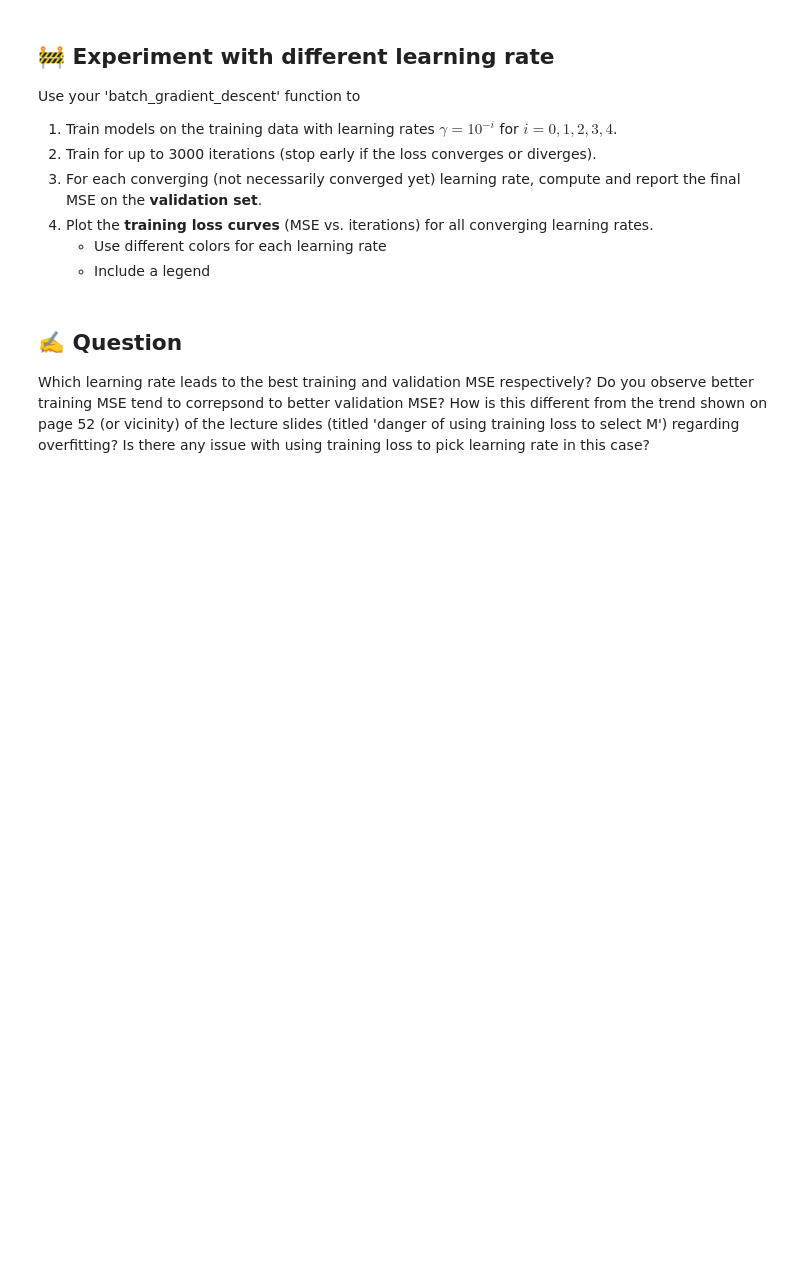
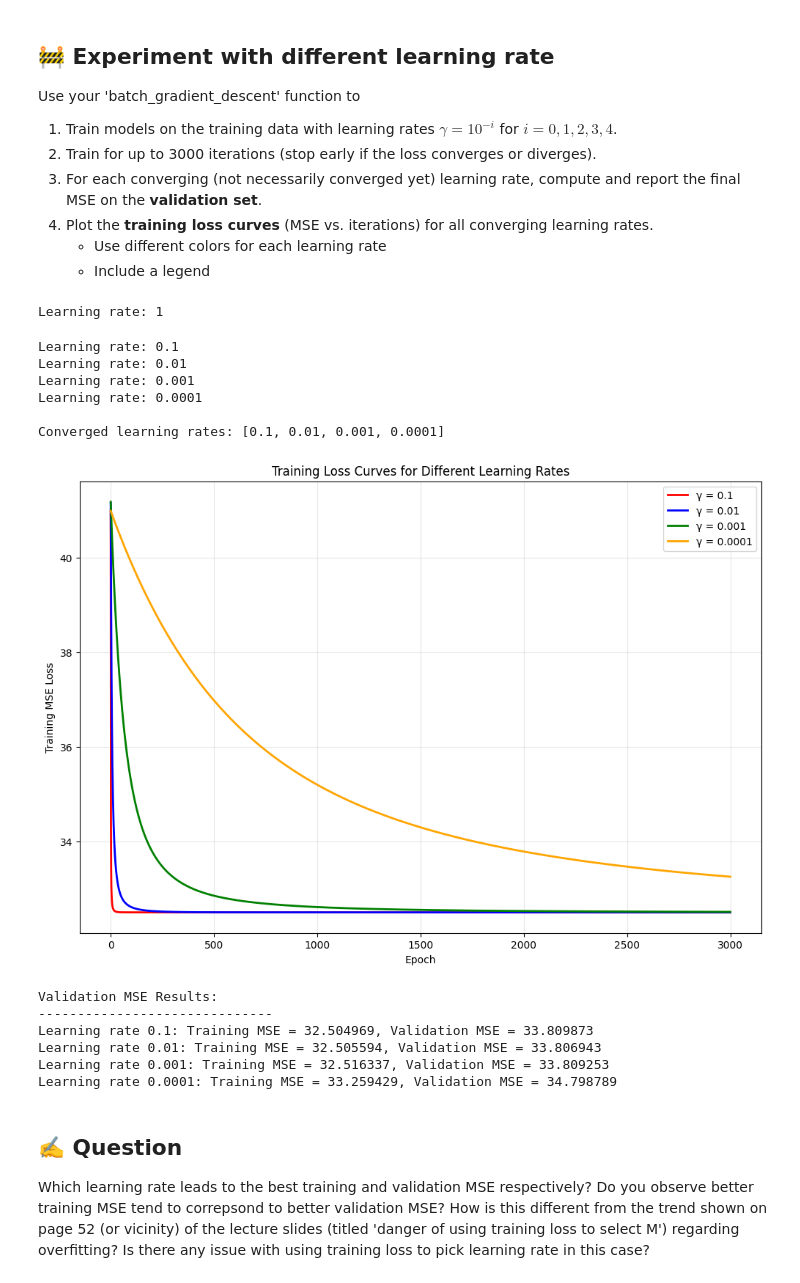
Before and after one commit to Magraz/ml-class, a Jupyter notebook: HW2/IA1_2025.ipynb, the cells around one changed output. Saved outputs shown, nothing was run; the diff lists cells and outputs as text; code cells hidden in the pictures; blank space fills up the shorter version.

```diff
--- a/HW2/IA1_2025.ipynb
+++ b/HW2/IA1_2025.ipynb
@@ -198,25 +199,15 @@ def closed_form_linear_regression(X, y):
 4. Print the learned weight vector (should have 22 values: 21 features + bias).
 # %%
 # Your Code goes here
-w=closed_form_linear_regression(X_train, y_train)
+w=closed_form_linear_regression(X_train.to_numpy(), y_train.to_numpy())
 
-x_train_list = [row.to_numpy() for _, row in X_train.iterrows()]
-y_train_list = y_train.tolist()
+y_train_pred = X_train.to_numpy() @ w
 
+mse_train = np.mean((y_train_pred - y_train.to_numpy())**2)
 
-x_val_list = [row.to_numpy() for _, row in X_val.iterrows()]
-y_val_list = y_val.tolist()
+y_val_pred = X_val.to_numpy() @ w
 
-mse_train = 0
-mse_val = 0
-
-for x_t, x_v, y_t, y_v in zip(x_train_list, x_val_list, y_train_list, y_val_list):
-    y_train_pred = w.T.dot(x_t)
-    mse_train += (y_t-y_train_pred) * (1/len(y_train_list))
-
-    y_val_pred = w.T.dot(x_v)
-
-    mse_val += (y_v-y_val_pred) * (1/len(y_val_list))
+mse_val = np.mean((y_val_pred - y_val.to_numpy())**2)
 
 print(f"MSE_Train: {mse_train}")
 print(f"MSE_Val: {mse_val}")
@@ -300,3 +320,63 @@ Use your 'batch_gradient_descent' function to
+# %%
+learning_rates = [10**-i for i in range(0,5)]
+
+w_list = []
+train_losses_list = []
+converged_rates = []
+val_mse_list = []
+
+for i, lr in enumerate(learning_rates):
+    print(f"Learning rate: {lr}")
+
+    w, losses = batch_gradient_descent(X_train.to_numpy(), y_train.to_numpy(), gamma=lr, T=3000)
+
+    # Check if converged (no NaN values)
+    if not np.any(np.isnan(w)) and not np.any(np.isnan(losses)):
+        w_list.append(w)
+        train_losses_list.append(losses)  # Fix: was appending w instead of losses
+        converged_rates.append(lr)
+
+        # Calculate validation MSE
+        y_val_pred = X_val.to_numpy() @ w
+        val_mse = np.mean((y_val_pred - y_val.to_numpy())**2)
+        val_mse_list.append(val_mse)
+
+print(f"\nConverged learning rates: {converged_rates}")
+
+# Plot training loss curves for converging learning rates
+plt.figure(figsize=(12, 8))
+colors = ['red', 'blue', 'green', 'orange', 'purple']
+
+for i, (lr, losses) in enumerate(zip(converged_rates, train_losses_list)):
+    plt.plot(losses, color=colors[i % len(colors)], label=f'γ = {lr}', linewidth=2)
+
+plt.xlabel('Epoch')
+plt.ylabel('Training MSE Loss')
+plt.title('Training Loss Curves for Different Learning Rates')
+plt.legend()
+plt.grid(True, alpha=0.3)
+plt.show()
+
+# Validation MSE for each converging learning rate
+print("\nValidation MSE Results:")
+print("-" * 30)
+for lr, train_mse, val_mse in zip(converged_rates, train_losses_list, val_mse_list):
+    print(f"Learning rate {lr}: Training MSE = {train_mse[-1]:.6f}, Validation MSE = {val_mse:.6f}")
+# %% [output]
+Learning rate: 1
+Learning rate: 0.1
+Learning rate: 0.01
+Learning rate: 0.001
+Learning rate: 0.0001
+
+Converged learning rates: [0.1, 0.01, 0.001, 0.0001]
+[figure, added]
+Validation MSE Results:
+------------------------------
+Learning rate 0.1: Training MSE = 32.504969, Validation MSE = 33.809873
+Learning rate 0.01: Training MSE = 32.505594, Validation MSE = 33.806943
+Learning rate 0.001: Training MSE = 32.516337, Validation MSE = 33.809253
+Learning rate 0.0001: Training MSE = 33.259429, Validation MSE = 34.798789
 # %% [markdown]
 ## ✍️ Question
 
```
Also changed, not shown: parts of 21 cells of this notebook, 2 other files.
